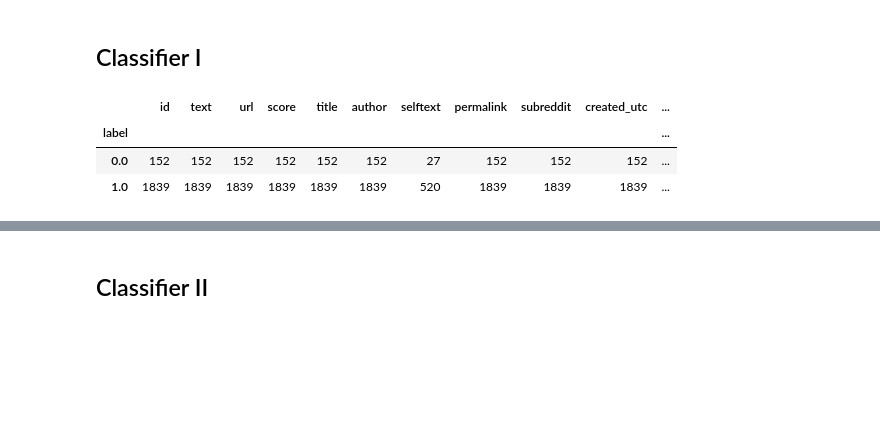
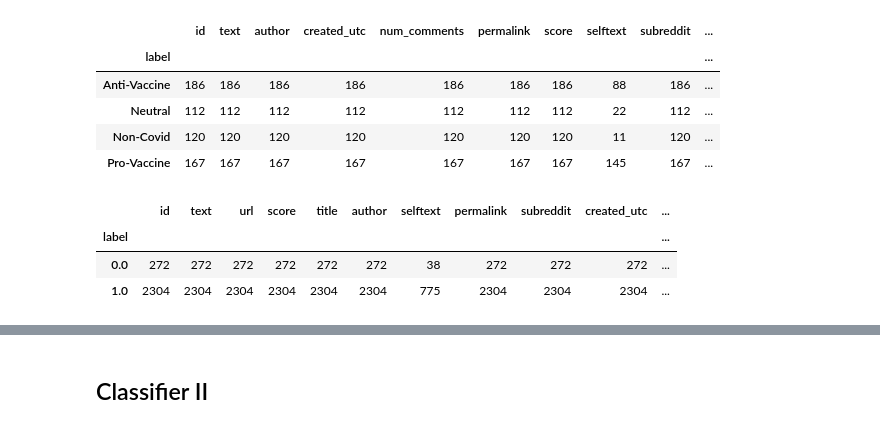
Before and after one commit to jvschlierf/networkthesis, a Jupyter notebook: classifier/utils/create_dataset.ipynb, the cells around one changed output, grey strips where cells are left out. Cells and saved outputs as stored; diff of their text form; code cells hidden in the pictures; blank space fills up the shorter version.

```diff
--- a/classifier/utils/create_dataset.ipynb
+++ b/classifier/utils/create_dataset.ipynb
@@ -28,2 +38,2 @@ df.head()
-# %% [markdown]
-## Classifier I
+# %%
+df_ext = pd.read_csv('../../../Files/Submissions/train/all 3.csv', sep=',')
@@ -30,11 +42,20 @@ df.head()
+# %%
+df_ext.groupby('label').count()
+# %% [output]
+|  | id | text | author | created_utc | num_comments | permalink | score | selftext | subreddit | ... |
+| label |  |  |  |  |  |  |  |  |  | ... |
+| Anti-Vaccine | 186 | 186 | 186 | 186 | 186 | 186 | 186 | 88 | 186 | ... |
+| Neutral | 112 | 112 | 112 | 112 | 112 | 112 | 112 | 22 | 112 | ... |
+| Non-Covid | 120 | 120 | 120 | 120 | 120 | 120 | 120 | 11 | 120 | ... |
+| Pro-Vaccine | 167 | 167 | 167 | 167 | 167 | 167 | 167 | 145 | 167 | ... |
+# %%
+df.groupby('label').count()
+# %% [output]
+|  | id | text | url | score | title | author | selftext | permalink | subreddit | created_utc | ... |
+| label |  |  |  |  |  |  |  |  |  |  | ... |
+| 0.0 | 272 | 272 | 272 | 272 | 272 | 272 | 38 | 272 | 272 | 272 | ... |
+| 1.0 | 2304 | 2304 | 2304 | 2304 | 2304 | 2304 | 775 | 2304 | 2304 | 2304 | ... |
 # %%
 dicts = {'Anti-Vaccine': 1, 'Neutral' : 1, 'Pro-Vaccine': 1, 'Non-Covid': 0}
 # %%
 df = df.replace({'label' : dicts})
-# %%
-df.groupby('label').count()
-# %% [output]
-|  | id | text | url | score | title | author | selftext | permalink | subreddit | created_utc | ... |
-| label |  |  |  |  |  |  |  |  |  |  | ... |
-| 0.0 | 152 | 152 | 152 | 152 | 152 | 152 | 27 | 152 | 152 | 152 | ... |
-| 1.0 | 1839 | 1839 | 1839 | 1839 | 1839 | 1839 | 520 | 1839 | 1839 | 1839 | ... |
```
Also changed, not shown: parts of 29 cells of this notebook, 1 other file.
